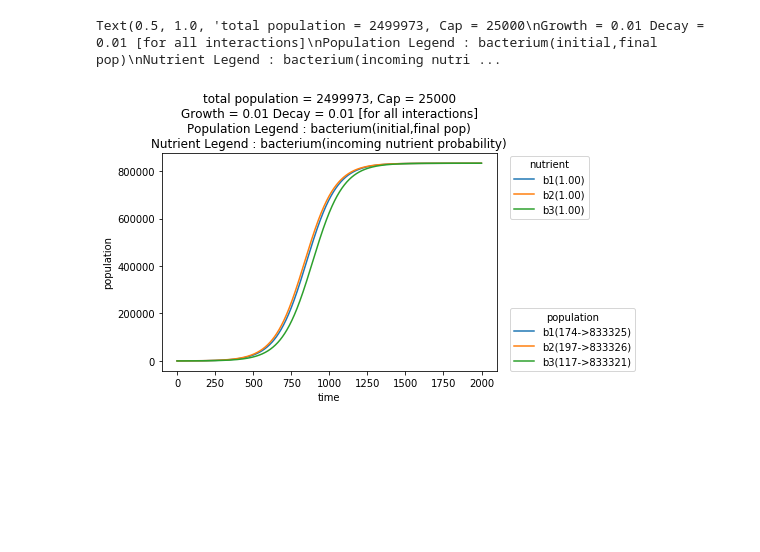
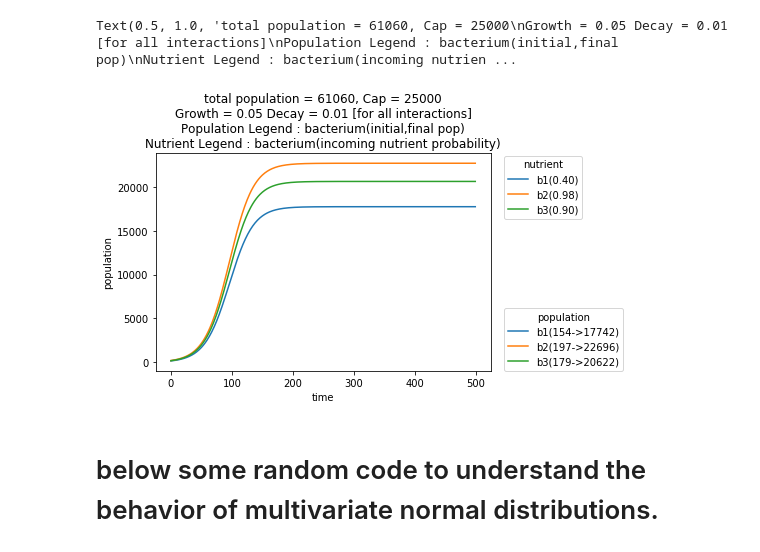
Before and after one commit to GaneshVShinde/GutToyModel, a Jupyter notebook: Code/gut-pop-dynamics.ipynb, the cells around one changed output. Drawn from its saved outputs; the diff is of its cells as text; code cells hidden in the pictures; blank space fills up the shorter version.

Commit message:
Population growth equation. The latest growth equation is exploding the population and overall carrying capacity.

```diff
--- a/Code/gut-pop-dynamics.ipynb
+++ b/Code/gut-pop-dynamics.ipynb
@@ -18,0 +4,20 @@ pop.T*dc,pop.T,dc,pop.T*dc*pop
+# %%
+pop = np.array([100,200,300])
+dc = np.array([[0.01,0.02,0.03],
+               [0.04,0.05,0.06],
+               [0.01,0.02,0.03]])
+gc = 0.01
+K = 25000
+
+
+# b(1, n+1) = b(1, n) + g1 * b(1, n) * (1 - (b(1, n)*d11 + b(2, n) * d12 + b(3, n)*d13)/K )
+
+# the above equation implemented below in three possible ways for the update in population at any time step.
+for i in range(3):
+    print("b",i+1,"pop",gc*pop[i]*(1 - (pop[0]*dc[i,0] + pop[1]*dc[i,1] + pop[2]*dc[i,2])/K))
+
+print("b1 updated pop", gc*pop[0]*(1 - (pop[0]*dc[0,0] + pop[1]*dc[0,1] + pop[2]*dc[0,2])/K))
+print("b2 updated pop",gc*pop[1]*(1 - (pop[0]*dc[1,0] + pop[1]*dc[1,1] + pop[2]*dc[1,2])/K))
+print("b3 updated pop", gc*pop[2]*(1 - (pop[0]*dc[2,0] + pop[1]*dc[2,1] + pop[2]*dc[2,2])/K))
+
+pop*gc - pop*gc*(np.sum(pop*dc,axis = 1)/K)
@@ -20,24 +33,23 @@ pop.T*dc,pop.T,dc,pop.T*dc*pop
 
 nb = 3
 # GROWTH AND DECAY FACTORS
-# dc = np.array([[0.01,0.01,0.01],
-#                [0.01,0.01,0.01],
-#                [0.01,0.01,0.01]])
+dc = np.array([[0.01,0.02,0.03],
+               [0.01,0.02,0.03],
+               [0.01,0.02,0.03]])
 dr = 0.01
-gr = 0.01
-dc = np.ones((nb,nb))*dr
+gr = 0.05
+# dc = np.ones((nb,nb))*dr
 gc = np.repeat([gr],nb)
 
 # INITIAL POPULATION OF BACTERIUM
-# pop = np.array([100,200,300]).reshape(1,nb)
-pop = np.random.randint(100,200,size = (1,nb))
-init_pop = pop[0]
+pop = np.random.randint(100,200,size = nb)
+init_pop = pop
 
 K = 25000
-iterations = 2000
+iterations = 500
 final = np.zeros((iterations,nb))
 
-# initialise nutrients probabilities for each bacterium
+# initialise nutrients probabilities for each bacterium, first row = probability of 0 nutrients for bacterium 1, probability of nutrients coming (1) for bacterium 1.
 n = []
 prob = np.array([[0.6,0.4],
                 [0.02,0.98],
@@ -47,38 +59,39 @@ prob = np.array([[0.6,0.4],
                 [0.95,0.05],
                 [0.5,0.5]
                 ])
-prob = np.tile(np.array([0,1]),(nb,1))
+
+# prob = np.tile(np.array([0,1]),(nb,1))          # nutrient either comes or not.
 
 for i in range(nb):
     n.append(np.random.choice([0,1],(iterations),p = prob[i]))
 nutrients = np.array(n).T
 lb1 = ["b{0}({1:.2f})"
     .format(i+1,prob[i,1]) for i in range(nb)]
 
 
 # run simulation
 for i in range(iterations):
     nut = nutrients[i]
-    pop = pop + gc*pop*nut*(1 - np.sum(pop.T*dc,axis = 1)/K)
+    pop = pop + pop*(gc - np.sum(pop*dc,axis = 1)/K)
     final[i] = pop
 
 
-
+# plot the growth evolution
 lb = ["b{0}({1}->{2:.0f})"
-    .format(i+1,init_pop[i],pop[0,i]) for i in range(nb)]
+    .format(i+1,init_pop[i],pop[i]) for i in range(nb)]
 
 lines = plt.plot(final)
 l1 = plt.legend(lines,lb1, loc=(1.04,0.7), title="nutrient")
 plt.gca().add_artist(l1)
 
 plt.legend(lb,loc=(1.04,0),title = "population")
 plt.xlabel("time")
 plt.ylabel("population")
 plt.title("""total population = {0:.0f}, Cap = {3}
 Growth = {1:.2f} Decay = {2:.2f} [for all interactions]
 Population Legend : bacterium(initial,final pop)
 Nutrient Legend : bacterium(incoming nutrient probability)""".
 format(final[-1].sum(),gr,dr,K))
 # %% [output]
-Text(0.5, 1.0, 'total population = 2499973, Cap = 25000\nGrowth = 0.01 Decay = 0.01 [for all interactions]\nPopulation Legend : bacterium(initial,final pop)\nNutrient Legend : bacterium(incoming nutri ...
+Text(0.5, 1.0, 'total population = 61060, Cap = 25000\nGrowth = 0.05 Decay = 0.01 [for all interactions]\nPopulation Legend : bacterium(initial,final pop)\nNutrient Legend : bacterium(incoming nutrien ...
-[figure, old version]
+[figure, new version]
@@ -100,3 +98,5 @@ Text(0.5, 1.0, 'total population = 2499973, Cap = 25000\nGrowth = 0.01 Decay = 0
+# %% [markdown]
+# below some random code to understand the behavior of multivariate normal distributions.
 # %%
 mean = [0,0,0]
 cov = [[10, 0, 0], [0, 1, 0], [0, 0, 1]]
```
Also changed, not shown: parts of 7 cells of this notebook.
